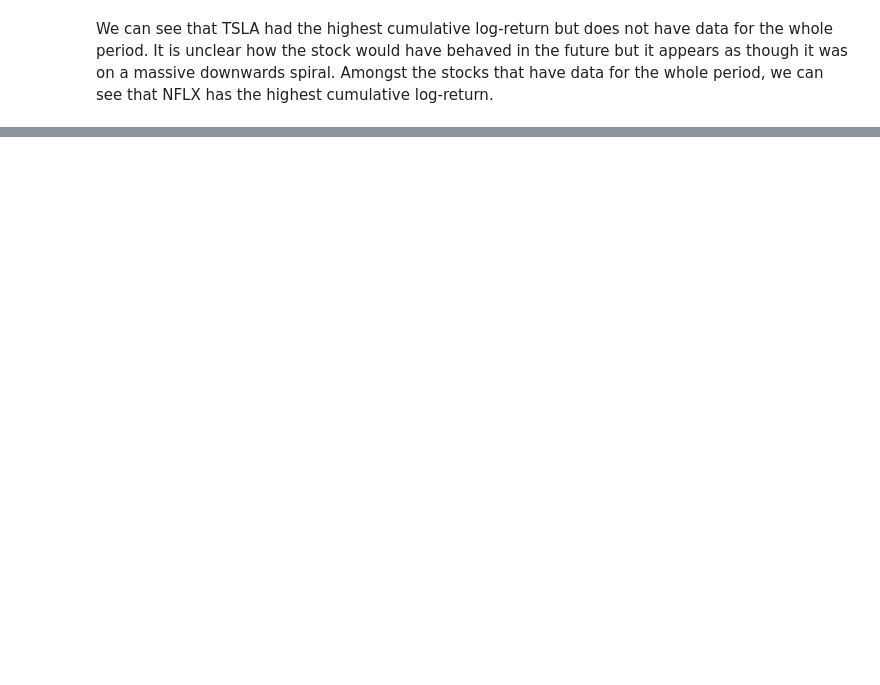
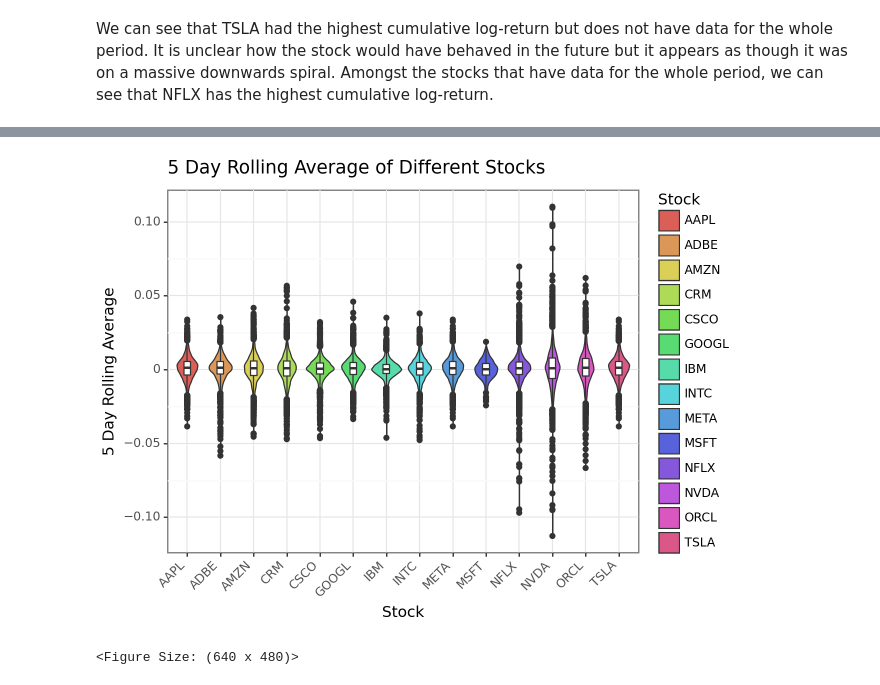
Before and after one commit to JHSchlegel/small-projects, a Jupyter notebook: DataWrangling/Stocks/stocks_cleaning.ipynb, the cells around one changed output, grey strips where cells are left out. Saved outputs shown, nothing was run; the diff lists cells and outputs as text; code cells hidden in the pictures; blank space fills up the shorter version.

Commit message:
added rolling averages

```diff
--- a/DataWrangling/Stocks/stocks_cleaning.ipynb
+++ b/DataWrangling/Stocks/stocks_cleaning.ipynb
@@ -647 +651,29 @@ dtype: int64
 <Figure Size: (640 x 480)>
+# %%
+# Creating a new column for rolling averages
+all_stocks_lrets_long['5d_roll_avg'] = all_stocks_lrets_long.groupby('stock')['lret'].rolling(window = 5).mean().reset_index()['lret']
+all_stocks_lrets_long['30d_roll_avg'] = all_stocks_lrets_long.groupby('stock')['lret'].rolling(window = 30).mean().reset_index()['lret']
+all_stocks_lrets_long['252d_roll_avg'] = all_stocks_lrets_long.groupby('stock')['lret'].rolling(window = 252).mean().reset_index()['lret']
+# %%
+# plot 5 day rolling averages
+(
+    ggplot(
+        all_stocks_lrets_long.dropna(subset=["5d_roll_avg"]),
+        aes(x="stock", y="5d_roll_avg"),
+    )
+    + geom_violin(aes(fill="stock"))
+    + geom_boxplot(width=0.2, fill="white")
+    + theme_bw()
+    + labs(
+        x="Stock",
+        fill="Stock",
+        y="5 Day Rolling Average",
+        title="5 Day Rolling Average of Different Stocks",
+    ) +
+    theme(
+        axis_text_x=element_text(angle=45, hjust=1)
+    )
+)
+# %% [output]
+[figure, added]
+<Figure Size: (640 x 480)>
```
Also changed, not shown: parts of 20 cells of this notebook.
